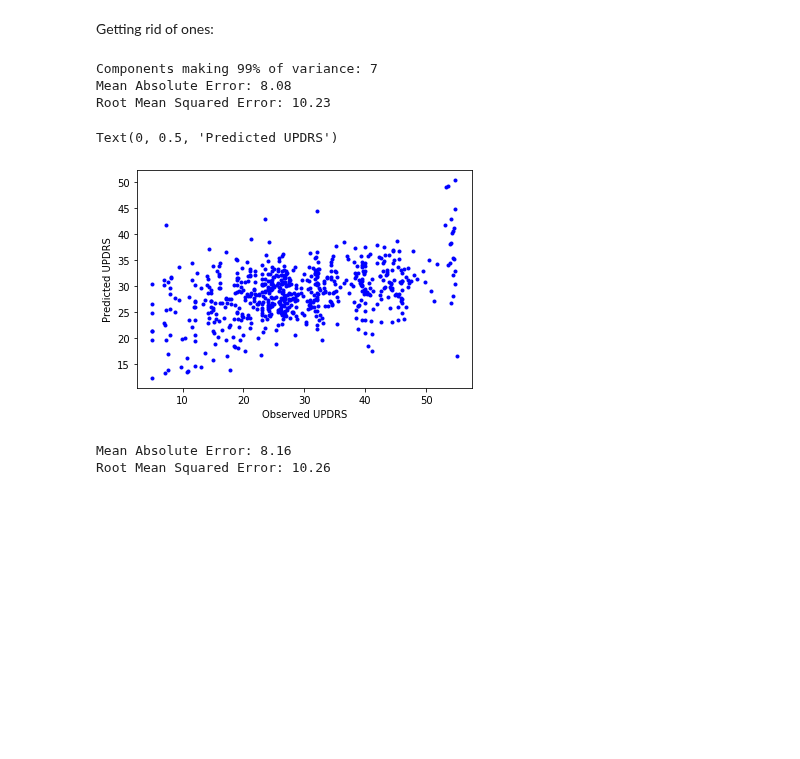
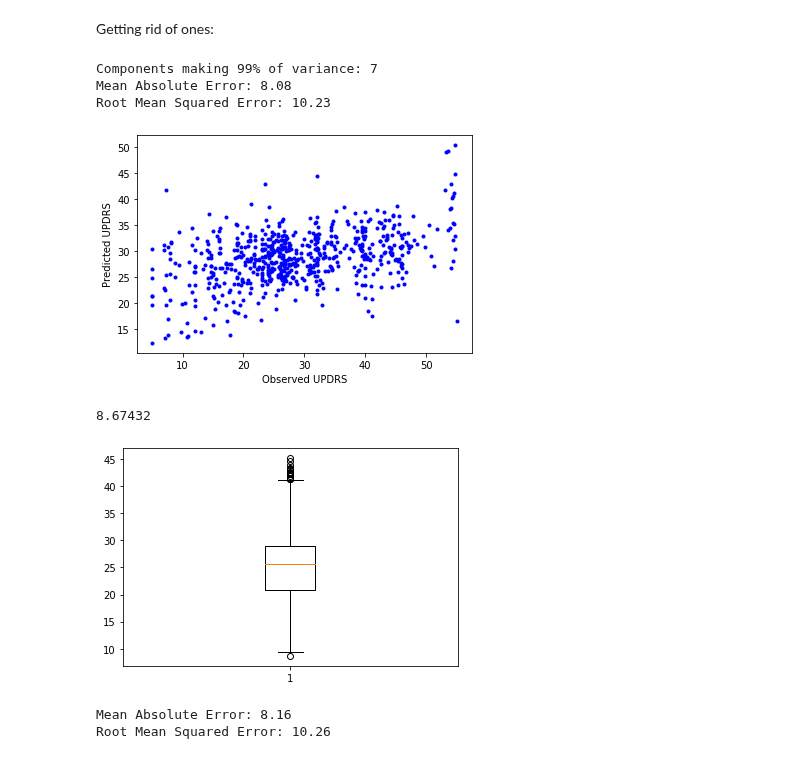
Before and after one commit to adachille/parkinsons-detector, a Jupyter notebook: parkinsons-data-exploration.ipynb, the cells around one changed output. Cells and saved outputs as stored; diff of their text form; code cells hidden in the pictures; blank space fills up the shorter version.

```diff
--- a/parkinsons-data-exploration.ipynb
+++ b/parkinsons-data-exploration.ipynb
@@ -132,28 +132,24 @@ def loadData(i):
        'Shimmer', 'Shimmer(dB)', 'Shimmer:APQ3', 'Shimmer:APQ5',
        'Shimmer:APQ11', 'Shimmer:DDA', 'NHR', 'HNR']
     #print(df[consideredCols])
-    keyMap = {'Jitter (local)': "Jitter",'Jitter (local, absolute)': "Jitter(Abs)",
-              'Jitter (rap)': "Jitter:RAP", 'Jitter (ppq5)': "Jitter:PPQ5",
-               'Jitter (ddp)': "Jitter:DDP", 'Shimmer (local)': "Shimmer",
-               'Shimmer (apq3)': "Shimmer:APQ3", 'Shimmer (apq5)': "Shimmer:APQ5",
-              'Shimmer (apq11)': "Shimmer:APQ11", 'Shimmer (dda)': "Shimmer:DDA",
-               'Mean autocorrelation': "AC", 'Mean noise-to-harmonics ratio': "NHR",
-              'Shimmer (local, dB)': "Shimmer(dB)",'Mean harmonics-to-noise ratio': "HNR"}
-
-    """{'Jitter (local)': "jitter_local",'Jitter (local, absolute)': "jitter_local_absolute",
+    keyMap = {'Jitter (local)': "jitter_local",'Jitter (local, absolute)': "jitter_local_absolute",
               'Jitter (rap)': "jitter_rap", 'Jitter (ppq5)': "jitter_ppq5",
                'Jitter (ddp)': "jitter_ddp", 'Shimmer (local)': "shimmer_local",
                'Shimmer (apq3)': "shimmer_apq3", 'Shimmer (apq5)': "shimmer_apq5",
-              'Shimmer (apq11)': "shimmer_apq11", 'Shimmer (dda)': "shimmer_dda",
+              'Shimmer (apq11)': "shimmer_apq11", 'Shimmer (dda)': "shimmer_data",
                'Mean autocorrelation': "AC", 'Mean noise-to-harmonics ratio': "NTH",
-              'Shimmer (local, dB)': "shimmer_local_db",'Mean harmonics-to-noise ratio': "HTN"}
-    """
+              'Shimmer (local, dB)': "shimmer_local_db",'Mean harmonics-to-noise ratio': "HTN",
+             "Median pitch" : "median_pitch", "Mean pitch" : "mean_pitch", "Standard deviation" :"standard_dev_pitch",
+             "Minimum pitch": "min_pitch", "Maximum pitch": "max_pitch", "Number of pulses": "num_pulses",
+             "Number of periods":"num_periods", "Mean period":"mean_period", "Standard deviation of period": "standard_dev_period",
+             "Fraction of locally unvoiced frames": "frac_locally_unvoiced_frames", "Number of voice breaks": "num_voice_breaks",
+             "Degree of voice breaks":"degree_of_voice_breaks"}
+
     df = df[~df.eq("--undefined--").any(1)]
     df = df.rename(columns=keyMap)
-    d
     return df
 
-raw_mozilla_dataset = loadData(0)
+raw_mozilla_dataset_msr = loadData(0)
 # %% [output]
 data/mozillaClips/clips_0_data.csv
 # %% [markdown]
@@ -793,16 +919,20 @@ Text(0, 0.5, 'Predicted UPDRS')
 # %% [markdown]
 Getting rid of ones:
 # %%
-noones = msrtrain_TE.loc[labels>1]
-labels_noone = np.array(msrtrain_TE.loc[labels>1].UPDRS)
+noones = msrtrain_TE.loc[labels > 1]
+labels_noone = np.array(msrtrain_TE.loc[labels > 1].UPDRS)
+scaler_thingy = preprocessing.StandardScaler().fit(noones[msr_TE_columns])
 
-scaled_msrtrain_TE = pd.DataFrame(preprocessing.scale(noones[msr_TE_columns]), columns = msr_TE_columns)
+scaled_msrtrain_TE = pd.DataFrame(scaler_thingy.transform(noones[msr_TE_columns]), columns = msr_TE_columns)
+scaled_mozilla_data = pd.DataFrame(scaler_thingy.transform(raw_mozilla_dataset[msr_TE_columns]), columns = msr_TE_columns)
+
 pca = PCA()
 pca.fit(scaled_msrtrain_TE)
 n_components_msrTE = intrinsic_dimension(pca.explained_variance_ratio_)
 print(f"Components making 99% of variance: {n_components_msrTE}")
 pca = PCA(n_components=n_components_msrTE)
 msrtrain_TE_pca = pca.fit_transform(scaled_msrtrain_TE)
+transformed_mozilla_reg = pca.transform(scaled_mozilla_data)
 ## END OF TEST
 
 # now split into test (10%), and train (90%) sets
@@ -815,12 +945,19 @@ print('Root Mean Squared Error:', round(np.sqrt(metrics.mean_squared_error(testy
 plt.plot(testy, predictions, '.', color='b')
 plt.xlabel('Observed UPDRS')
 plt.ylabel('Predicted UPDRS')
+moz_pred_rf = rf.predict(transformed_mozilla_reg)
 # %% [output]
 Components making 99% of variance: 7
 Mean Absolute Error: 8.08
 Root Mean Squared Error: 10.23
-Text(0, 0.5, 'Predicted UPDRS')
 [figure]
+# %%
+plt.figure()
+plt.boxplot(moz_pred_rf)
+moz_pred_rf.min()
+# %% [output]
+8.67432
+[figure, added]
 # %%
 # Linear regression
 from sklearn.ensemble import ExtraTreesRegressor
```
Also changed, not shown: parts of 10 cells of this notebook.
